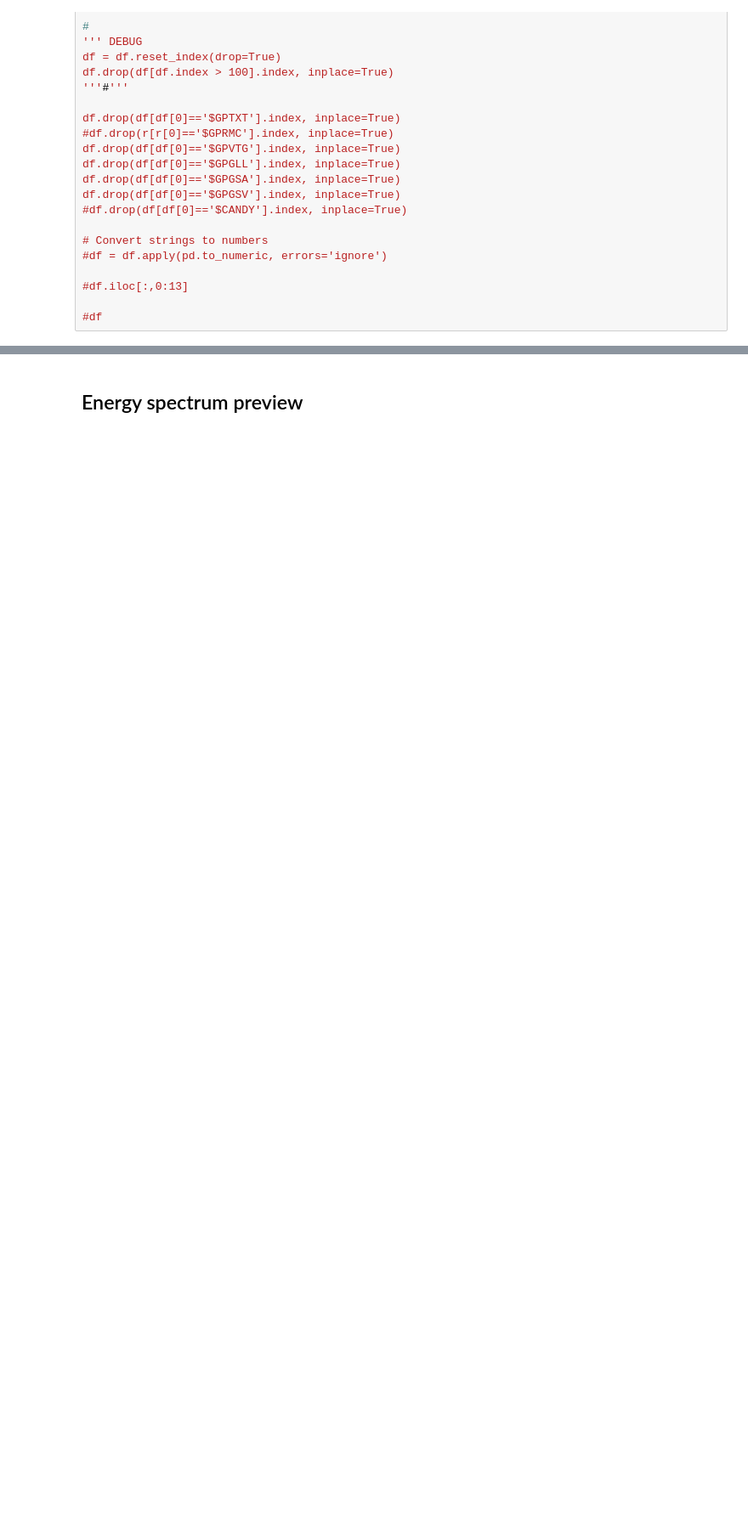
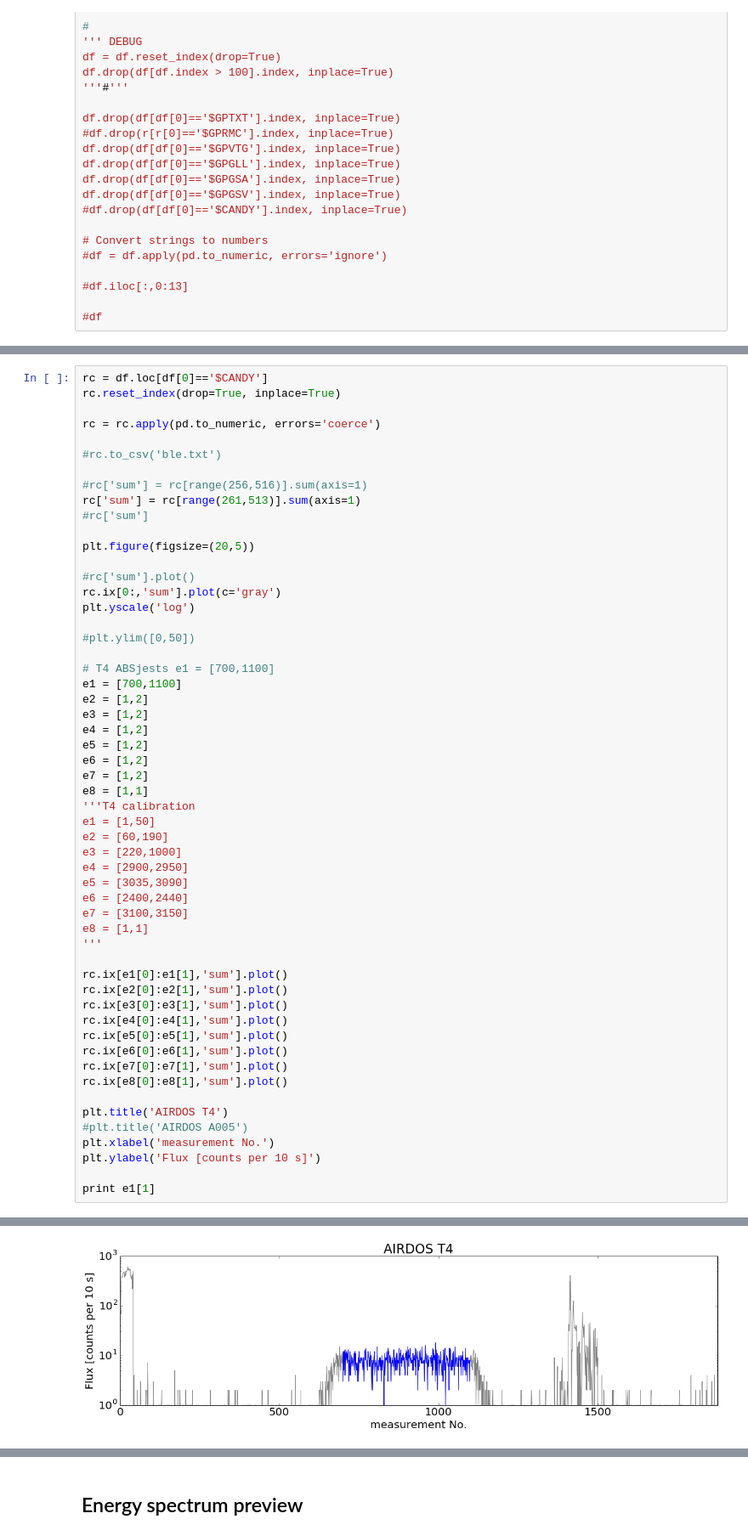
Before and after one commit to ODZ-UJF-AV-CR/AIRDOS-parser, a Jupyter notebook: AIRDOS4_256_calibration.ipynb, the cells around one changed output, grey strips where cells are left out. Shown at 85% size. Cells and saved outputs as stored; diff of their text form; blank space fills up the shorter version.

```diff
--- a/AIRDOS4_256_calibration.ipynb
+++ b/AIRDOS4_256_calibration.ipynb
@@ -43,0 +46,56 @@ df.drop(df[df[0]=='$GPGSV'].index, inplace=True)
+# %%
+rc = df.loc[df[0]=='$CANDY']
+rc.reset_index(drop=True, inplace=True)
+
+rc = rc.apply(pd.to_numeric, errors='coerce')
+
+#rc.to_csv('ble.txt')
+
+#rc['sum'] = rc[range(256,516)].sum(axis=1)
+rc['sum'] = rc[range(261,513)].sum(axis=1)
+#rc['sum']
+
+plt.figure(figsize=(20,5))
+
+#rc['sum'].plot()
+rc.ix[0:,'sum'].plot(c='gray')
+plt.yscale('log')
+
+#plt.ylim([0,50])
+
+# T4 ABSjests e1 = [700,1100]
+e1 = [700,1100]
+e2 = [1,2]
+e3 = [1,2]
+e4 = [1,2]
+e5 = [1,2]
+e6 = [1,2]
+e7 = [1,2]
+e8 = [1,1]
+'''T4 calibration
+e1 = [1,50]
+e2 = [60,190]
+e3 = [220,1000]
+e4 = [2900,2950]
+e5 = [3035,3090]
+e6 = [2400,2440]
+e7 = [3100,3150]
+e8 = [1,1]
+'''
+
+rc.ix[e1[0]:e1[1],'sum'].plot()
+rc.ix[e2[0]:e2[1],'sum'].plot()
+rc.ix[e3[0]:e3[1],'sum'].plot()
+rc.ix[e4[0]:e4[1],'sum'].plot()
+rc.ix[e5[0]:e5[1],'sum'].plot()
+rc.ix[e6[0]:e6[1],'sum'].plot()
+rc.ix[e7[0]:e7[1],'sum'].plot()
+rc.ix[e8[0]:e8[1],'sum'].plot()
+
+plt.title('AIRDOS T4')
+#plt.title('AIRDOS A005')
+plt.xlabel('measurement No.')
+plt.ylabel('Flux [counts per 10 s]')
+
+print e1[1]
+# %% [output]
@@ -43,0 +103 @@ df.drop(df[df[0]=='$GPGSV'].index, inplace=True)
+[figure, added]
```
Also changed, not shown: parts of 15 cells of this notebook, 2 other files.
